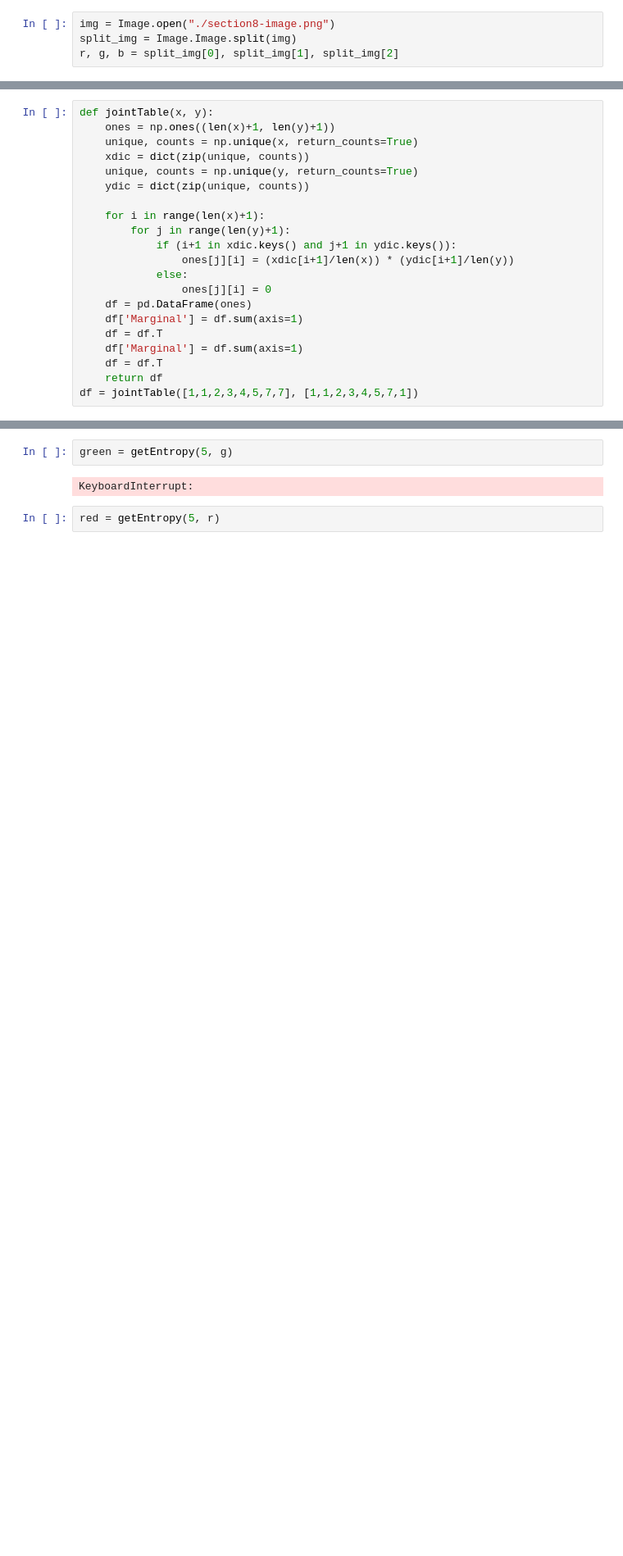
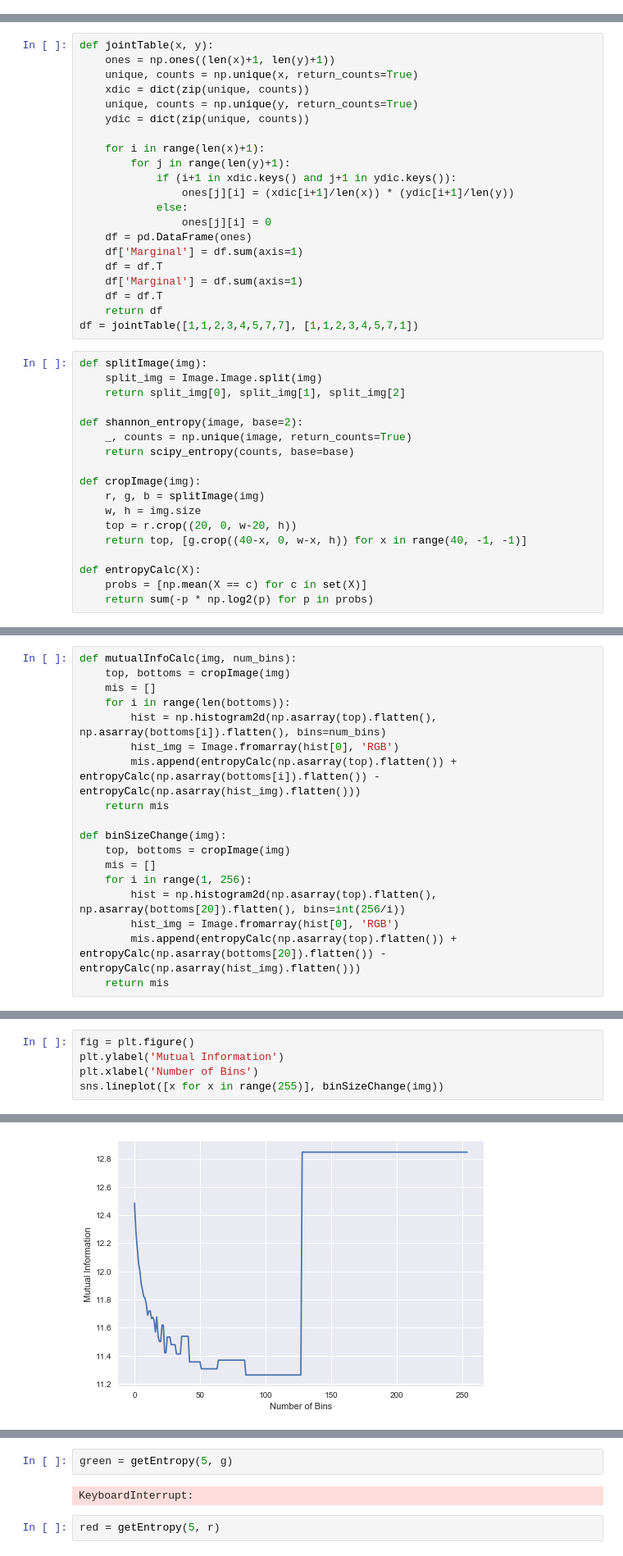
Before and after one commit to otmanesabir/ImgProc, a Jupyter notebook: Mutual Information/src/explore.ipynb, the cells around one changed output, grey strips where cells are left out. Shown at 82% size. Saved outputs shown, nothing was run; the diff lists cells and outputs as text; blank space fills up the shorter version.

Commit message:
some plots

```diff
--- a/Mutual Information/src/explore.ipynb
+++ b/Mutual Information/src/explore.ipynb
@@ -27,4 +17,0 @@ sns.jointplot(mat1, mat2, kind='scatter')
-# %%
-img = Image.open("./section8-image.png")
-split_img = Image.Image.split(img)
-r, g, b = split_img[0], split_img[1], split_img[2]
@@ -88,3 +36,21 @@ def jointTable(x, y):
     df = df.T
     return df
 df = jointTable([1,1,2,3,4,5,7,7], [1,1,2,3,4,5,7,1])
+# %%
+def splitImage(img):
+    split_img = Image.Image.split(img)
+    return split_img[0], split_img[1], split_img[2]
+
+def shannon_entropy(image, base=2):
+    _, counts = np.unique(image, return_counts=True)
+    return scipy_entropy(counts, base=base)
+
+def cropImage(img):
+    r, g, b = splitImage(img)
+    w, h = img.size
+    top = r.crop((20, 0, w-20, h))
+    return top, [g.crop((40-x, 0, w-x, h)) for x in range(40, -1, -1)]
+
+def entropyCalc(X):
+    probs = [np.mean(X == c) for c in set(X)]
+    return sum(-p * np.log2(p) for p in probs)
@@ -90,0 +59,18 @@ df = jointTable([1,1,2,3,4,5,7,7], [1,1,2,3,4,5,7,1])
+# %%
+def mutualInfoCalc(img, num_bins):
+    top, bottoms = cropImage(img)
+    mis = []
+    for i in range(len(bottoms)):
+        hist = np.histogram2d(np.asarray(top).flatten(), np.asarray(bottoms[i]).flatten(), bins=num_bins)
+        hist_img = Image.fromarray(hist[0], 'RGB')
+        mis.append(entropyCalc(np.asarray(top).flatten()) + entropyCalc(np.asarray(bottoms[i]).flatten()) - entropyCalc(np.asarray(hist_img).flatten()))
+    return mis
+
+def binSizeChange(img):
+    top, bottoms = cropImage(img)
+    mis = []
+    for i in range(1, 256):
+        hist = np.histogram2d(np.asarray(top).flatten(), np.asarray(bottoms[20]).flatten(), bins=int(256/i))
+        hist_img = Image.fromarray(hist[0], 'RGB')
+        mis.append(entropyCalc(np.asarray(top).flatten()) + entropyCalc(np.asarray(bottoms[20]).flatten()) - entropyCalc(np.asarray(hist_img).flatten()))
+    return mis
@@ -90,0 +85,6 @@ df = jointTable([1,1,2,3,4,5,7,7], [1,1,2,3,4,5,7,1])
+# %%
+fig = plt.figure()
+plt.ylabel('Mutual Information')
+plt.xlabel('Number of Bins')
+sns.lineplot([x for x in range(255)], binSizeChange(img))
+# %% [output]
@@ -90,0 +92 @@ df = jointTable([1,1,2,3,4,5,7,7], [1,1,2,3,4,5,7,1])
+[figure, added]
```
Also changed, not shown: parts of 25 cells of this notebook, 2 other files.
